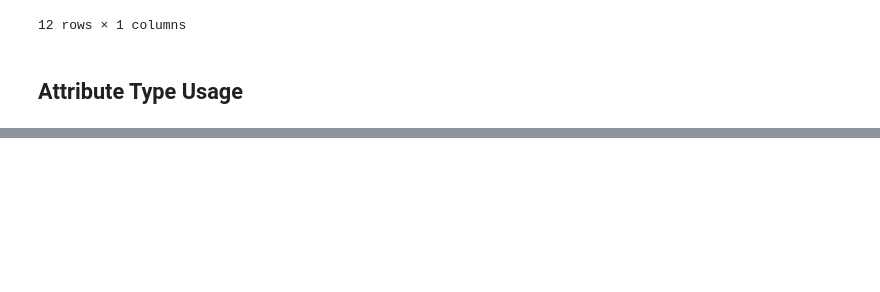
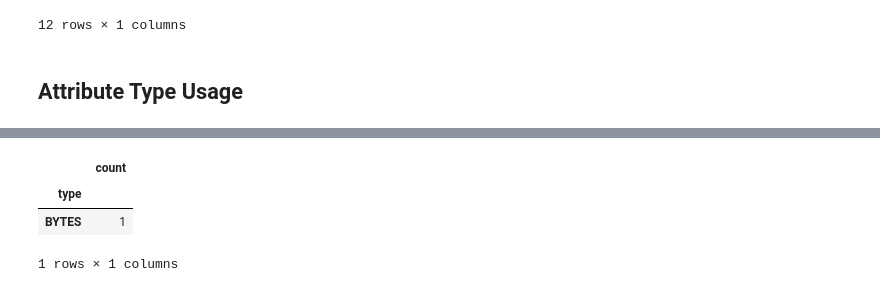
Before and after one commit to hal/dmr.analytics, a Jupyter notebook: notebooks/AttributeUsage.ipynb, the cells around one changed output, grey strips where cells are left out. Saved outputs shown, nothing was run; the diff lists cells and outputs as text; code cells hidden in the pictures; blank space fills up the shorter version.

```diff
--- a/notebooks/AttributeUsage.ipynb
+++ b/notebooks/AttributeUsage.ipynb
@@ -38,0 +41,8 @@ sorted['count'].plot(kind='barh', legend=True);
+# %%
+filtered = df.ix[df.index=="BYTES"]
+filtered
+# %% [output]
+|  | count |
+| type |  |
+| BYTES | 1 |
+1 rows × 1 columns
```
Also changed, not shown: parts of 2 cells of this notebook, 4 other files.
